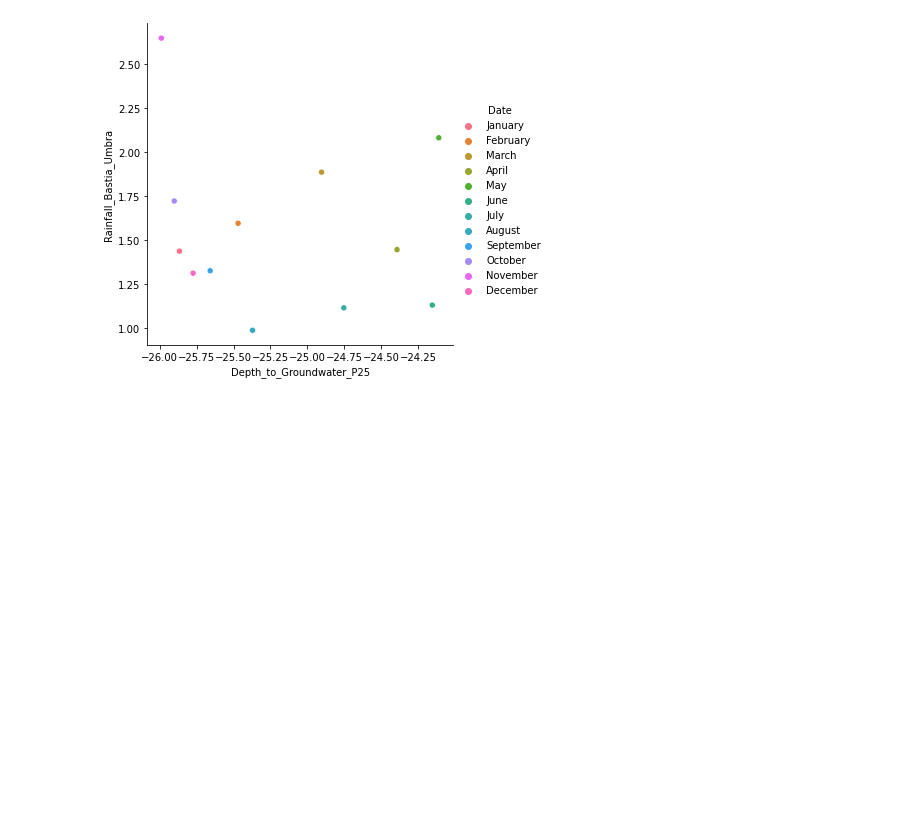
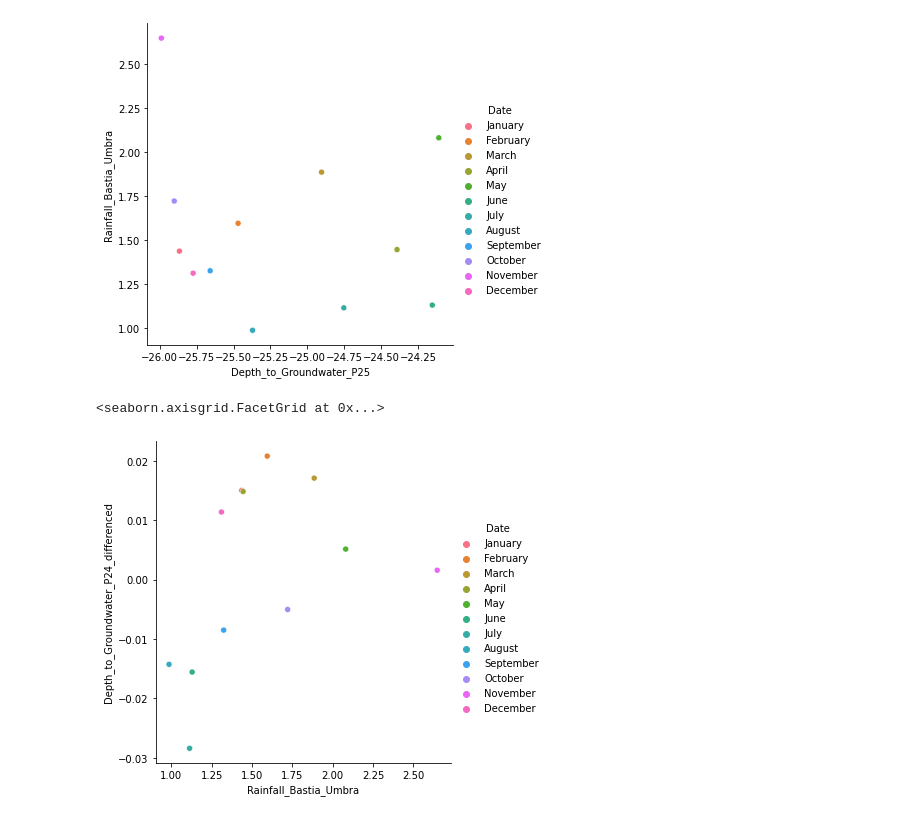
Before and after one commit to msplmansit98/aceawateranalytics, a Jupyter notebook: waterexploration_petrignano.ipynb, the cells around one changed output. Cells and saved outputs as stored; diff of their text form; code cells hidden in the pictures; blank space fills up the shorter version.

```diff
--- a/waterexploration_petrignano.ipynb
+++ b/waterexploration_petrignano.ipynb
@@ -291,4 +313,9 @@ sns.relplot(x=col_names[3],y=col_names[1],data=month_groupby,hue='Date')
 # %% [output]
 <seaborn.axisgrid.FacetGrid at 0x...>
 [figure]
+# %%
+sns.relplot(x=col_names[1],y=output_columns[3],data=month_groupby,hue='Date')
+# %% [output]
+<seaborn.axisgrid.FacetGrid at 0x...>
+[figure, added]
 # %%
```
Also changed, not shown: parts of 40 cells of this notebook, 1 other file.
